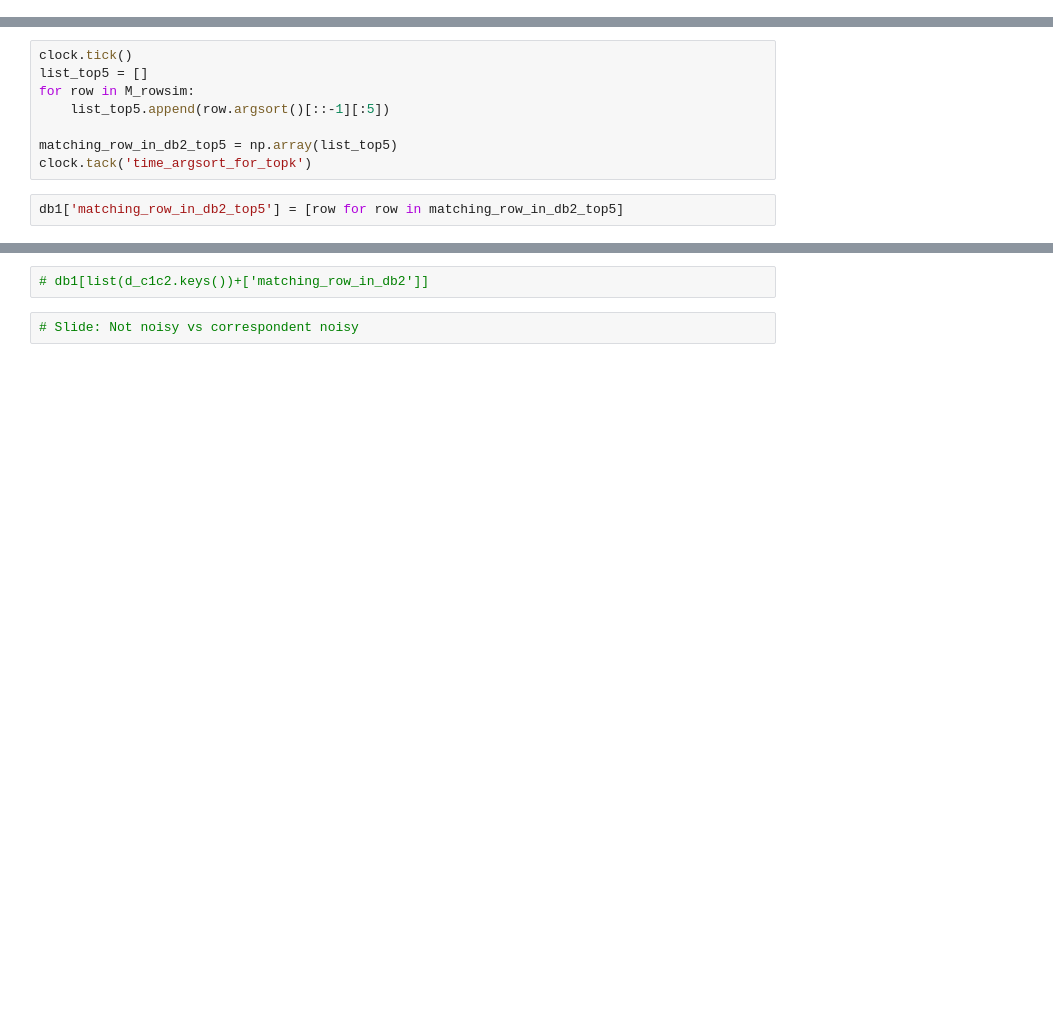
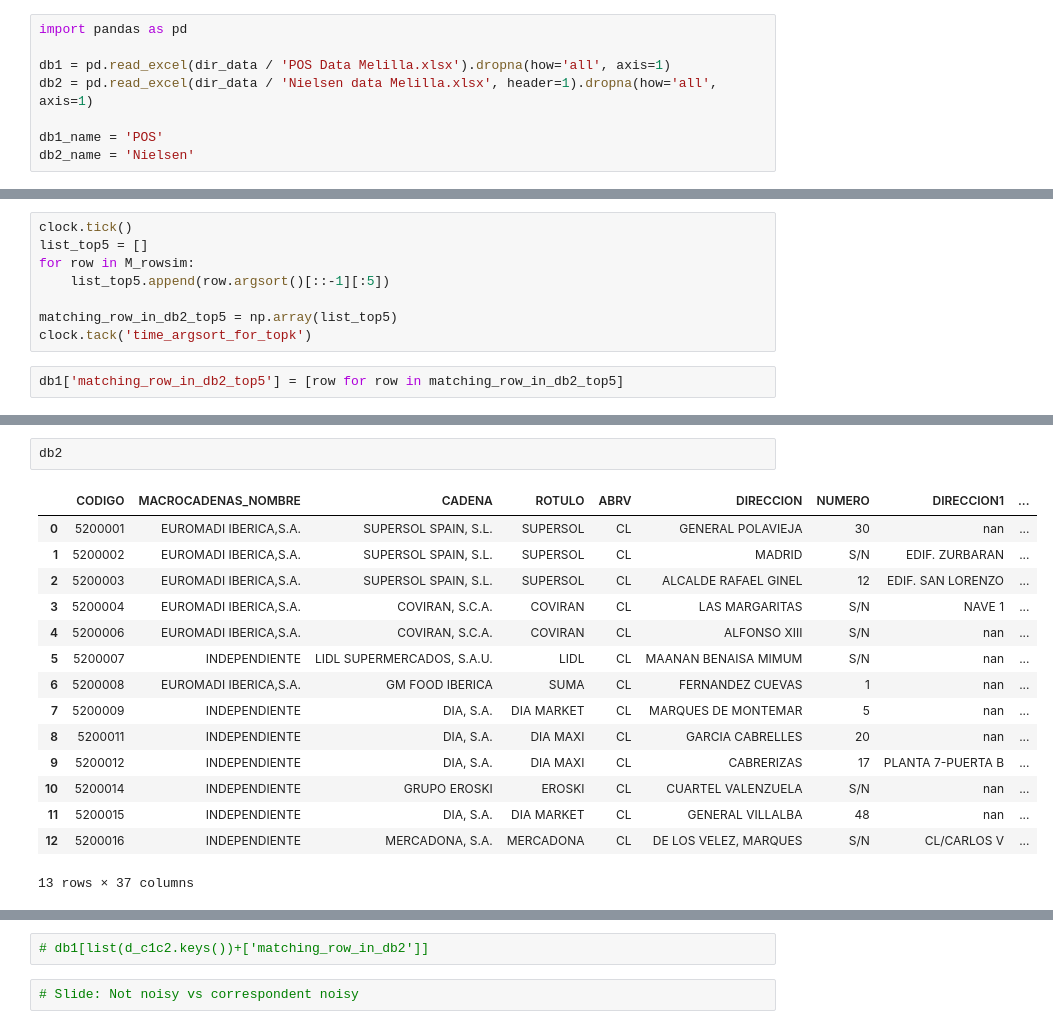
Before and after one commit to ivsanro1/research, a Jupyter notebook: record_linkage/content_aware_column_match_detection_between_databases.ipynb, the cells around one changed output, grey strips where cells are left out. Drawn from its saved outputs; the diff is of its cells as text; blank space fills up the shorter version.

```diff
--- a/record_linkage/content_aware_column_match_detection_between_databases.ipynb
+++ b/record_linkage/content_aware_column_match_detection_between_databases.ipynb
@@ -168,3 +431,11 @@ db2 = db2.sample(frac=FRAC_KEPT_ROWS_DB2, random_state=288).reset_index()
+# %%
+import pandas as pd
+
+db1 = pd.read_excel(dir_data / 'POS Data Melilla.xlsx').dropna(how='all', axis=1)
+db2 = pd.read_excel(dir_data / 'Nielsen data Melilla.xlsx', header=1).dropna(how='all', axis=1)
+
+db1_name = 'POS'
+db2_name = 'Nielsen'
 # %%
 # Toni: reduce dim
 
@@ -279,0 +706,18 @@ db1['matching_row_in_db2_top5'] = [row for row in matching_row_in_db2_top5]
+# %%
+db2
+# %% [output]
+|  | CODIGO | MACROCADENAS_NOMBRE | CADENA | ROTULO | ABRV | DIRECCION | NUMERO | DIRECCION1 | ... |
+| 0 | 5200001 | EUROMADI IBERICA,S.A. | SUPERSOL SPAIN, S.L. | SUPERSOL | CL | GENERAL POLAVIEJA | 30 | nan | ... |
+| 1 | 5200002 | EUROMADI IBERICA,S.A. | SUPERSOL SPAIN, S.L. | SUPERSOL | CL | MADRID | S/N | EDIF. ZURBARAN | ... |
+| 2 | 5200003 | EUROMADI IBERICA,S.A. | SUPERSOL SPAIN, S.L. | SUPERSOL | CL | ALCALDE RAFAEL GINEL | 12 | EDIF. SAN LORENZO | ... |
+| 3 | 5200004 | EUROMADI IBERICA,S.A. | COVIRAN, S.C.A. | COVIRAN | CL | LAS MARGARITAS | S/N | NAVE 1 | ... |
+| 4 | 5200006 | EUROMADI IBERICA,S.A. | COVIRAN, S.C.A. | COVIRAN | CL | ALFONSO XIII | S/N | nan | ... |
+| 5 | 5200007 | INDEPENDIENTE | LIDL SUPERMERCADOS, S.A.U. | LIDL | CL | MAANAN BENAISA MIMUM | S/N | nan | ... |
+| 6 | 5200008 | EUROMADI IBERICA,S.A. | GM FOOD IBERICA | SUMA | CL | FERNANDEZ CUEVAS | 1 | nan | ... |
+| 7 | 5200009 | INDEPENDIENTE | DIA, S.A. | DIA MARKET | CL | MARQUES DE MONTEMAR | 5 | nan | ... |
+| 8 | 5200011 | INDEPENDIENTE | DIA, S.A. | DIA MAXI | CL | GARCIA CABRELLES | 20 | nan | ... |
+| 9 | 5200012 | INDEPENDIENTE | DIA, S.A. | DIA MAXI | CL | CABRERIZAS | 17 | PLANTA 7-PUERTA B | ... |
+| 10 | 5200014 | INDEPENDIENTE | GRUPO EROSKI | EROSKI | CL | CUARTEL VALENZUELA | S/N | nan | ... |
+| 11 | 5200015 | INDEPENDIENTE | DIA, S.A. | DIA MARKET | CL | GENERAL VILLALBA | 48 | nan | ... |
+| 12 | 5200016 | INDEPENDIENTE | MERCADONA, S.A. | MERCADONA | CL | DE LOS VELEZ, MARQUES | S/N | CL/CARLOS V | ... |
+13 rows × 37 columns
```
Also changed, not shown: parts of 78 cells of this notebook.
